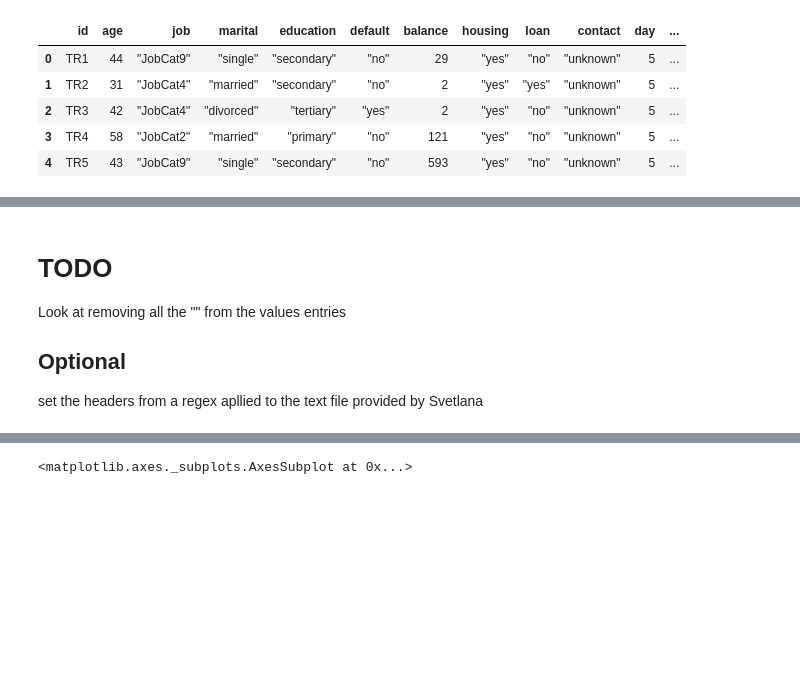
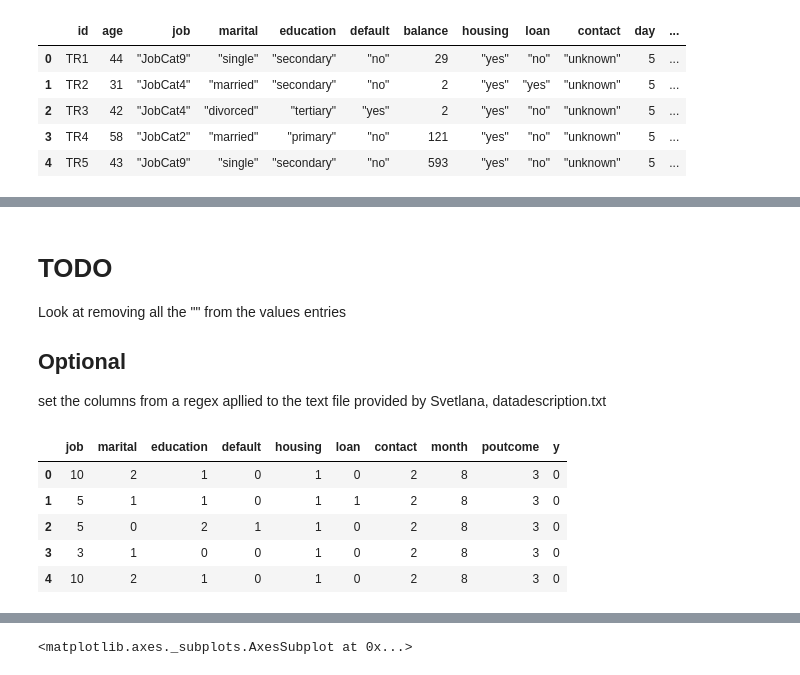
Before and after one commit to Machine-Learning-CA/Classifier, a Jupyter notebook: ML CA2 - Classifier - C14385336- C15765215.ipynb, the cells around one changed output, grey strips where cells are left out. Drawn from its saved outputs; the diff is of its cells as text; code cells hidden in the pictures; blank space fills up the shorter version.

```diff
--- a/ML CA2 - Classifier - C14385336- C15765215.ipynb
+++ b/ML CA2 - Classifier - C14385336- C15765215.ipynb
@@ -32,0 +74,3 @@ data.head()
+# %%
+for col in data.columns.values:
+    print(col, data[col].unique())
@@ -35,7 +97,7 @@ data.head()
 Look at removing all the "" from the values entries
 
 ## Optional
-set the headers from a regex apllied to the text file provided by Svetlana
+set the columns from a regex apllied to the text file provided by Svetlana, datadescription.txt
 # %%
 
 # with open('data/datadescription.txt', 'r') as myfile:
@@ -56,0 +115,24 @@ jobDataEncoded = labelEncoder.fit(data.job)
+# %%
+def label_encode(df, columns):
+    for col in columns:
+        le = LabelEncoder()
+        col_values_unique = list(df[col].unique())
+        le_fitted = le.fit(col_values_unique)
+
+        col_values = list(df[col].values)
+        le.classes_
+        col_values_transformed = le.transform(col_values)
+        df[col] = col_values_transformed
+
+# Encoding a unique label to each catergorical data entry
+df_categorical_labled = categorical_data.copy(deep=True)
+to_be_encoded_cols = df_categorical_labled.columns.values
+label_encode(df_categorical_labled, to_be_encoded_cols)
+display(df_categorical_labled.head())
+# %% [output]
+|  | job | marital | education | default | housing | loan | contact | month | poutcome | y |
+| 0 | 10 | 2 | 1 | 0 | 1 | 0 | 2 | 8 | 3 | 0 |
+| 1 | 5 | 1 | 1 | 0 | 1 | 1 | 2 | 8 | 3 | 0 |
+| 2 | 5 | 0 | 2 | 1 | 1 | 0 | 2 | 8 | 3 | 0 |
+| 3 | 3 | 1 | 0 | 0 | 1 | 0 | 2 | 8 | 3 | 0 |
+| 4 | 10 | 2 | 1 | 0 | 1 | 0 | 2 | 8 | 3 | 0 |
```
Also changed, not shown: parts of 13 cells of this notebook.
